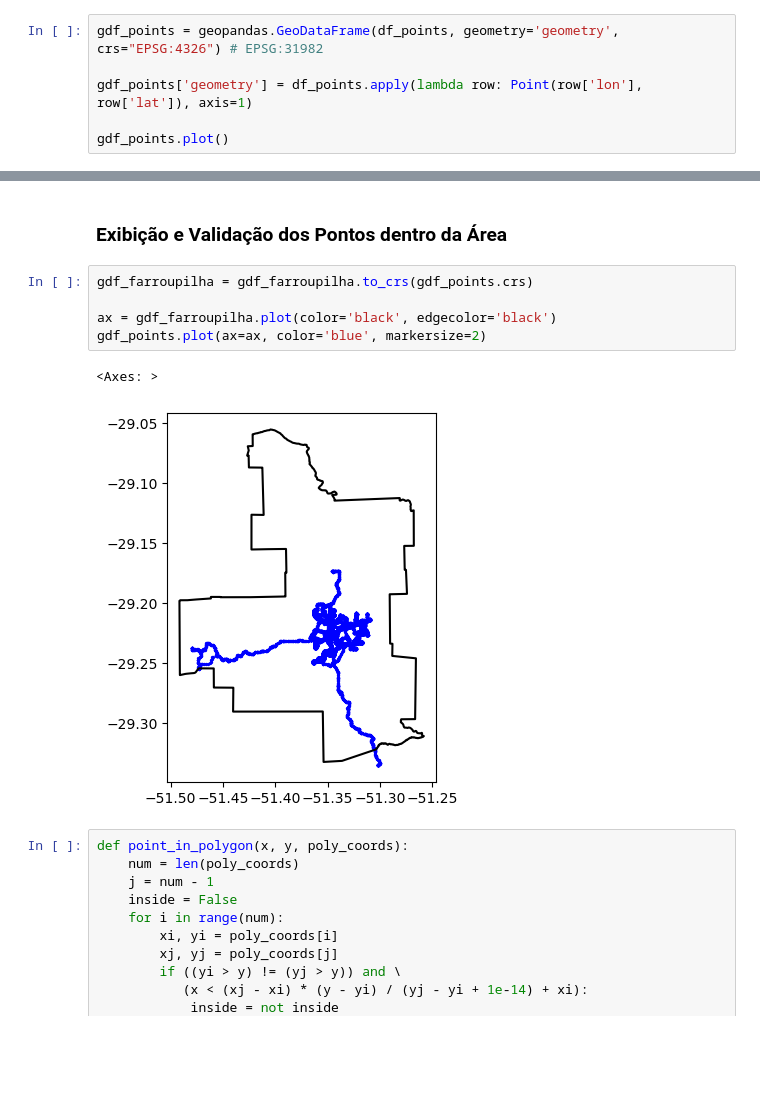
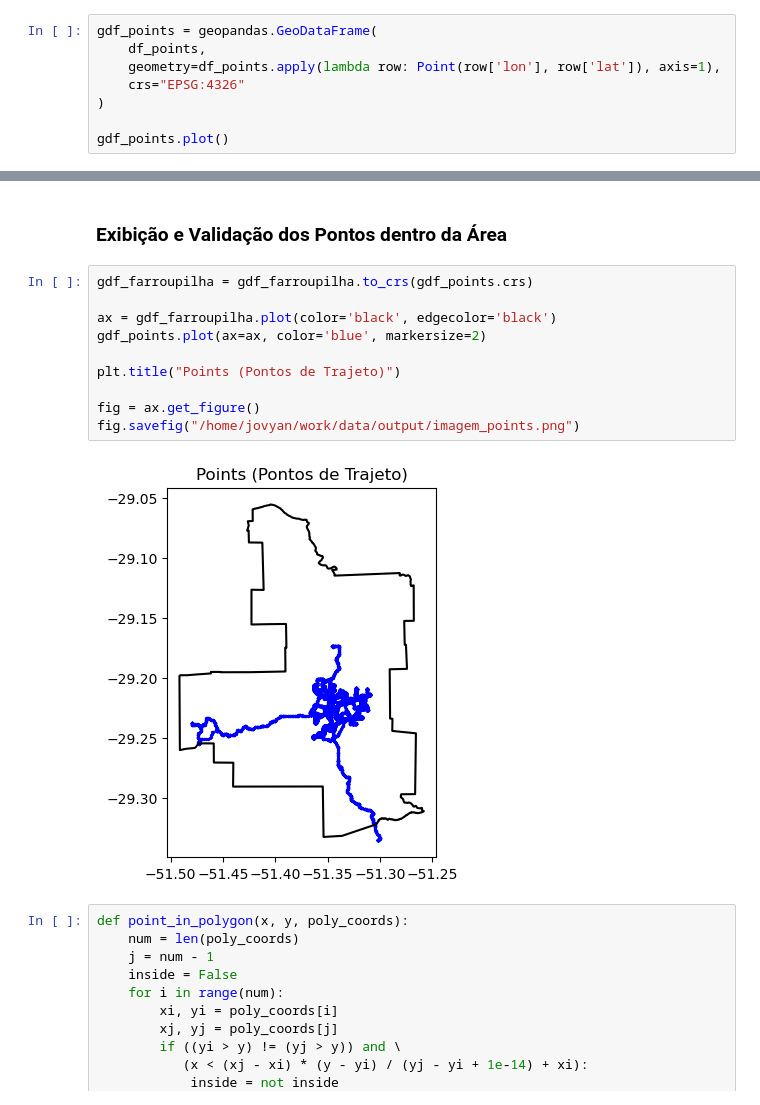
Before and after one commit to mateusolorenzatti/colletivo-data, a Jupyter notebook: notebooks/src/gps/analysis/points.ipynb, the cells around one changed output, grey strips where cells are left out. Drawn from its saved outputs; the diff is of its cells as text; blank space fills up the shorter version.

Commit message:
COL-D | Added images output to html file

```diff
--- a/notebooks/src/gps/analysis/points.ipynb
+++ b/notebooks/src/gps/analysis/points.ipynb
@@ -42,9 +42,11 @@ df = spark.read.jdbc(
 
 df_points = df.toPandas()
 # %%
-gdf_points = geopandas.GeoDataFrame(df_points, geometry='geometry', crs="EPSG:4326") # EPSG:31982
-
-gdf_points['geometry'] = df_points.apply(lambda row: Point(row['lon'], row['lat']), axis=1)
+gdf_points = geopandas.GeoDataFrame(
+    df_points,
+    geometry=df_points.apply(lambda row: Point(row['lon'], row['lat']), axis=1),
+    crs="EPSG:4326"
+)
 
 gdf_points.plot()
 # %% [output]
@@ -55,11 +57,15 @@ gdf_points.plot()
 # %%
 gdf_farroupilha = gdf_farroupilha.to_crs(gdf_points.crs)
 
 ax = gdf_farroupilha.plot(color='black', edgecolor='black')
 gdf_points.plot(ax=ax, color='blue', markersize=2)
+
+plt.title("Points (Pontos de Trajeto)")
+
+fig = ax.get_figure()
+fig.savefig("/home/jovyan/work/data/output/imagem_points.png")
 # %% [output]
-<Axes: >
-[figure, old version]
+[figure, new version]
 # %%
 def point_in_polygon(x, y, poly_coords):
     num = len(poly_coords)
```
Also changed, not shown: parts of 1 cell of this notebook, 2 other files.
